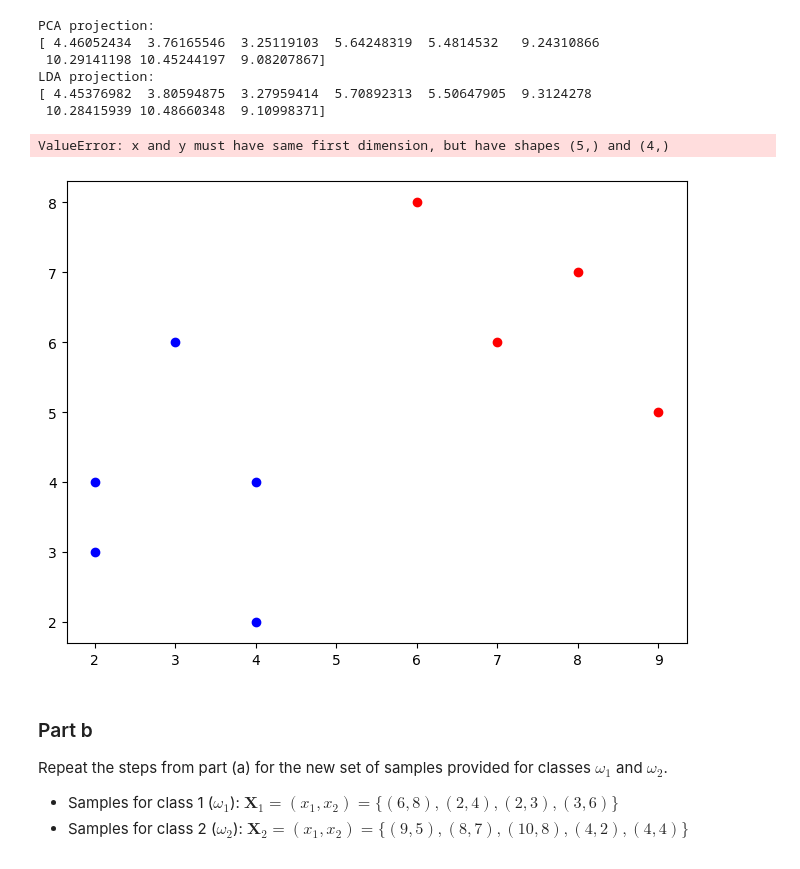
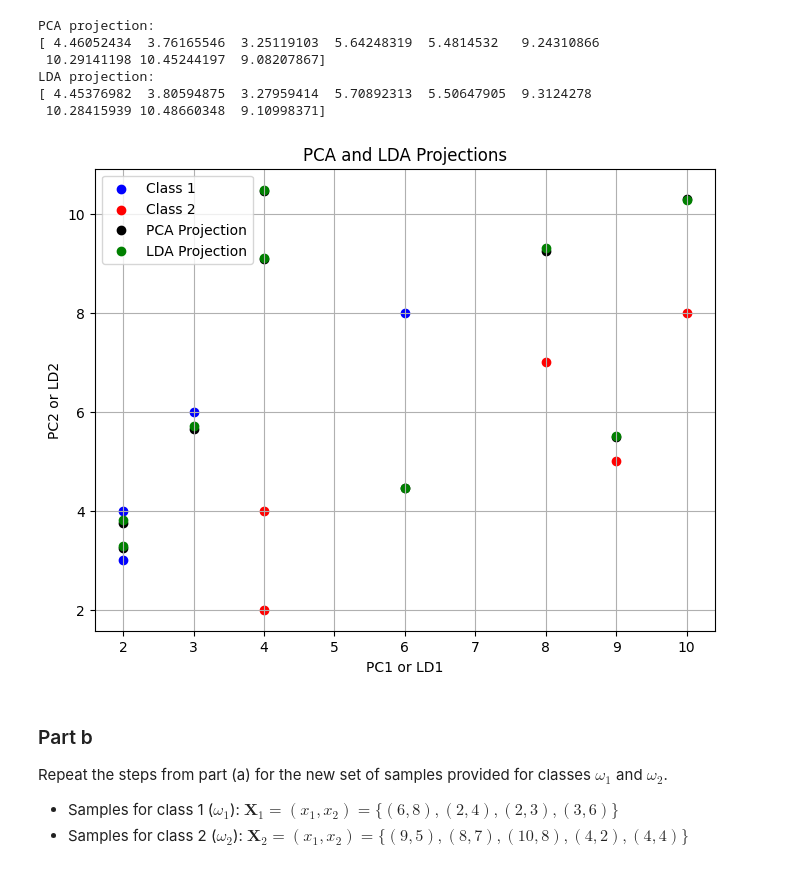
Before and after one commit to ChagataiDuru/CS304-IntroAI-CollabNotebooks, a Jupyter notebook: CS304_HW3_Question1.ipynb, the cells around one changed output. Saved outputs shown, nothing was run; the diff lists cells and outputs as text; code cells hidden in the pictures.

```diff
--- a/CS304_HW3_Question1.ipynb
+++ b/CS304_HW3_Question1.ipynb
@@ -98,24 +98,24 @@ LDA projection:
 # %%
 # Plot the original data points
 plt.figure(figsize=(8, 6))
 plt.scatter(X1[:, 0], X1[:, 1], label="Class 1", c="blue")
 plt.scatter(X2[:, 0], X2[:, 1], label="Class 2", c="red")
 
 # Plot the PCA projection
-plt.plot(pca_projection[0:5], pca_projection[5:], label="PCA Projection", c="black")
+plt.scatter(X[:, 0], pca_projection, label="PCA Projection", c="black")
 
 # Plot the LDA projection
-plt.plot(lda_projection[0:5], lda_projection[5:], label="LDA Projection", c="green")
+plt.scatter(X[:, 0], lda_projection, label="LDA Projection", c="green")
 
 # Add labels and legend
+plt.grid()
 plt.xlabel("PC1 or LD1")
 plt.ylabel("PC2 or LD2")
 plt.title("PCA and LDA Projections")
 plt.legend()
 plt.show()
 # %% [output]
-ValueError: x and y must have same first dimension, but have shapes (5,) and (4,)
-[figure, old version]
+[figure, new version]
 # %% [markdown]
 ### Part b
 
```
Also changed, not shown: parts of 4 cells of this notebook.
